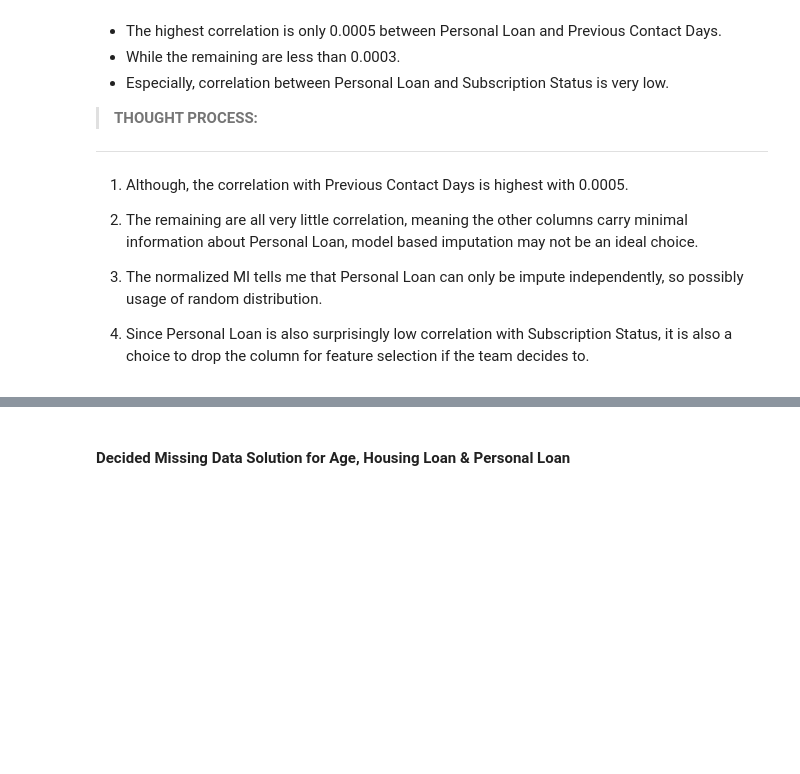
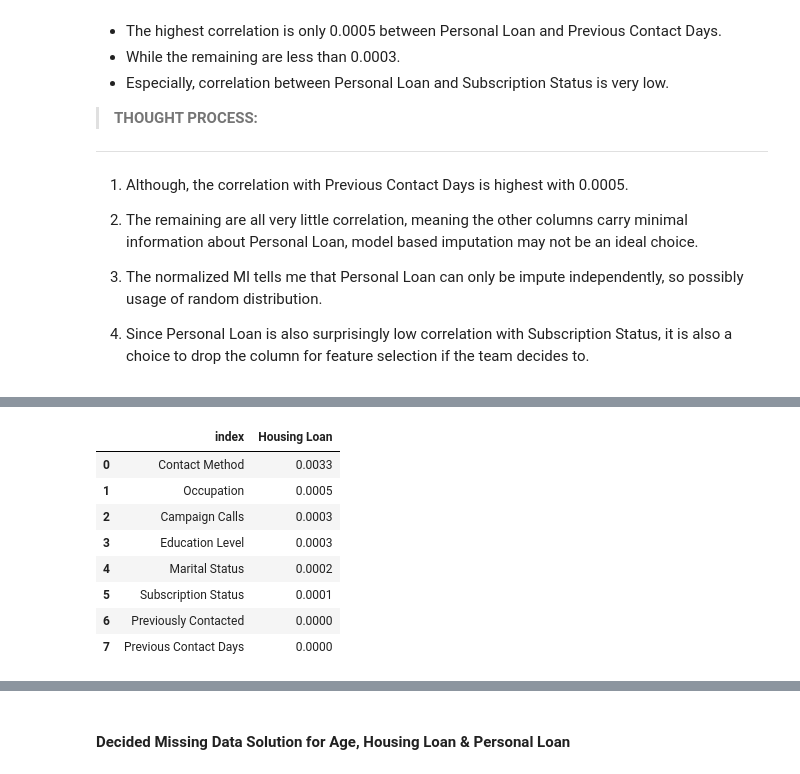
Before and after one commit to HigherGround189/EGT309-Team-Harish-Kanna, a Jupyter notebook: notebooks/Jun_Hoe_eda.ipynb, the cells around one changed output, grey strips where cells are left out. Cells and saved outputs as stored; diff of their text form; code cells hidden in the pictures; blank space fills up the shorter version.

```diff
--- a/notebooks/Jun_Hoe_eda.ipynb
+++ b/notebooks/Jun_Hoe_eda.ipynb
@@ -1134,12 +1011,8 @@ plot_hist_graph(df, col="Campaign Calls", bins=30, bargap=0.1, dtick=5, x_rotati
 # %% [markdown]
 ##### Data Cleaning on `Previously Contacted` Column
 # %%
-df["Previously Contacted"] = (
-    df["Previous Contact Days"] != 999
-)  # Replace no prior (999) with False
-df.replace(
-    {"Previous Contact Days": 999}, -1, inplace=True
-)  # Replace no prior (999) with -1
+df["Previously Contacted"] = df["Previous Contact Days"] != 999 # Replace no prior (999) with False
+df.replace({"Previous Contact Days": 999}, -1, inplace=True) # Replace no prior (999) with -1
 df.head()
 # %% [output]
 |  | Age | Occupation | Marital Status | Education Level | Housing Loan | Personal Loan | Contact Method | ... |
@@ -1417,10 +1268,7 @@ def bin_numeric(df, bins=10):
 target = "Personal Loan"
 bin_num_df = bin_numeric(df.dropna(subset=[target]))
 df_encode_temp = int_encode(bin_num_df)
-X_df_temp, y_temp = (
-    df_encode_temp.drop([target, "Housing Loan", "Age"], axis=1),
-    df_encode_temp[target],
-)
+X_df_temp, y_temp = df_encode_temp.drop([target, "Housing Loan", "Age"], axis=1), df_encode_temp[target]
 print(X_df_temp.info())
 # %% [output]
 <class 'pandas.core.frame.DataFrame'>
@@ -1493,0 +1337,6 @@ ___
+# %%
+target = "Housing Loan"
+bin_num_df = bin_numeric(df.dropna(subset=[target]))
+df_encode_temp = int_encode(bin_num_df)
+X_df_temp, y_temp = df_encode_temp.drop([target, "Personal Loan", "Age"], axis=1), df_encode_temp[target]
+print(X_df_temp.info())
@@ -1493,0 +1360,22 @@ ___
+# %%
+nmi_scores = []
+
+for col in X_df_temp.columns:
+  X = X_df_temp[col]
+  nmi_score = normalized_mutual_info_score(X, y_temp)
+  nmi_scores.append(nmi_score)
+# %%
+nmi = pd.Series(nmi_scores)
+nmi.index = X_df_temp.columns
+nmi = nmi.rename(target).sort_values(ascending=False).round(4).reset_index()
+nmi
+# %% [output]
+|  | index | Housing Loan |
+| 0 | Contact Method | 0.0033 |
+| 1 | Occupation | 0.0005 |
+| 2 | Campaign Calls | 0.0003 |
+| 3 | Education Level | 0.0003 |
+| 4 | Marital Status | 0.0002 |
+| 5 | Subscription Status | 0.0001 |
+| 6 | Previously Contacted | 0.0000 |
+| 7 | Previous Contact Days | 0.0000 |
```
Also changed, not shown: parts of 59 cells of this notebook.
